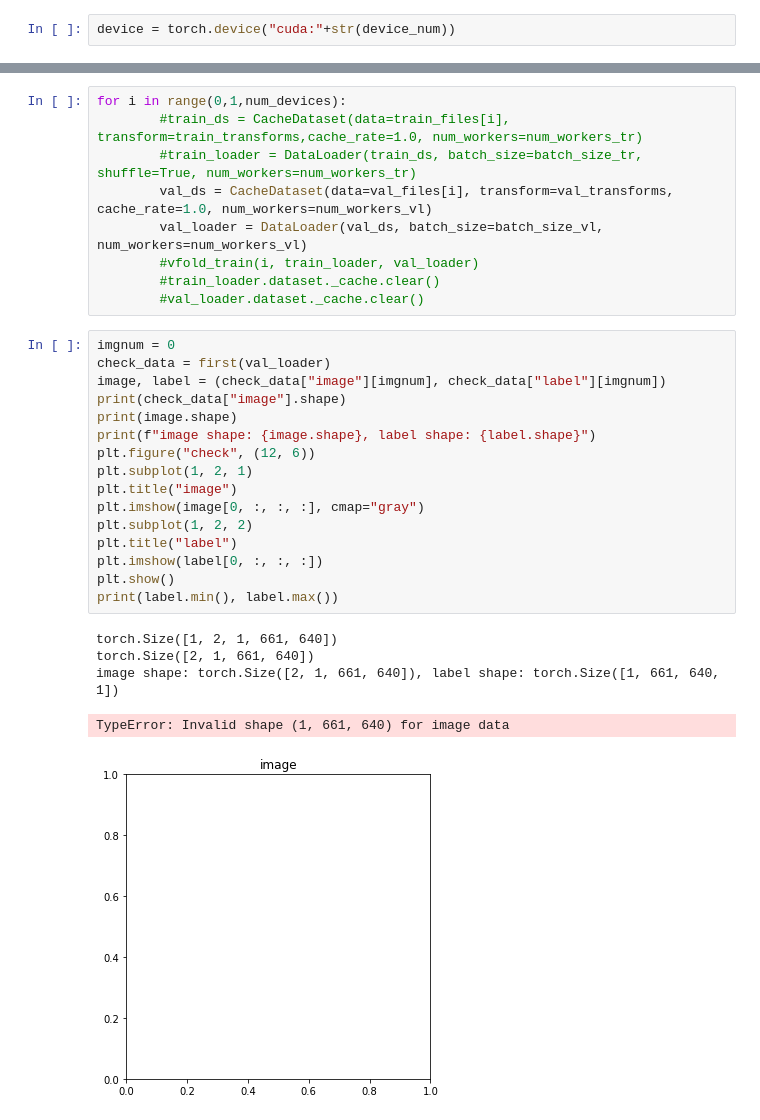
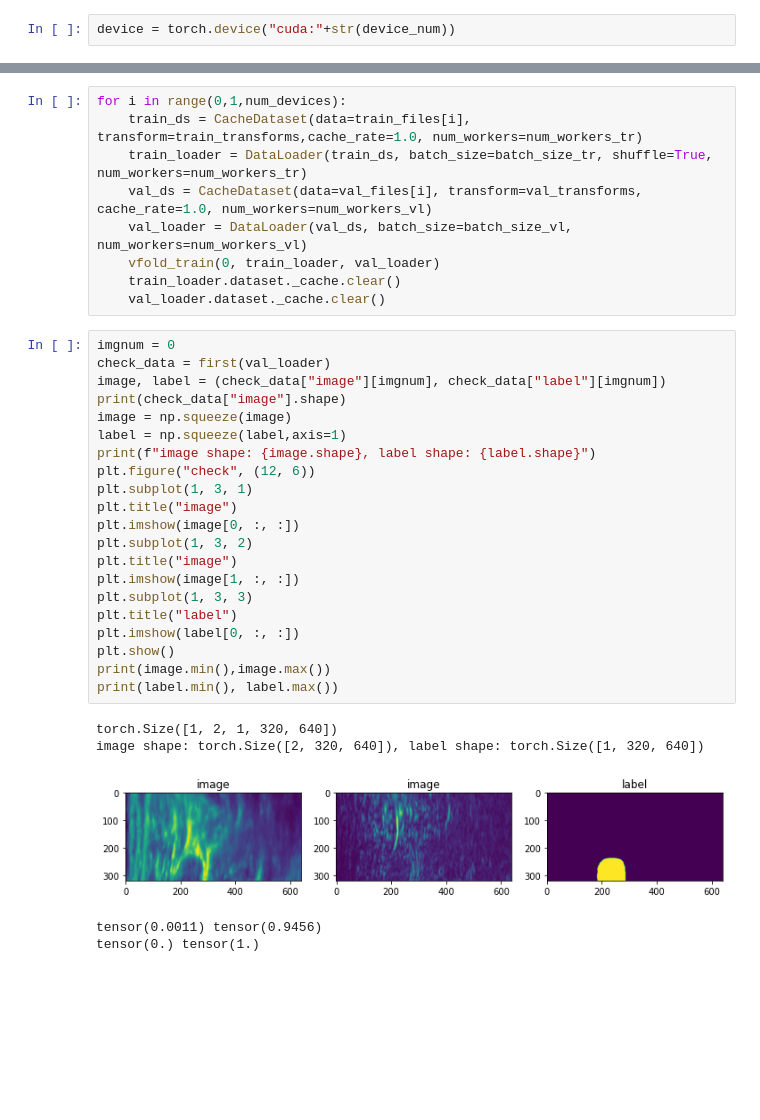
Before and after one commit to KitwareMedical/itkARGUS-DARPA-POCUS_AI-Archive, a Jupyter notebook: PNB/Experiments/ARUNet-StdDev/ARUNet-StdDevOverTime-ArteryPNB-VFold.ipynb, the cells around one changed output, grey strips where cells are left out. Drawn from its saved outputs; the diff is of its cells as text; blank space fills up the shorter version.

Commit message:
PNB: StdOverTime training network

```diff
--- a/PNB/Experiments/ARUNet-StdDev/ARUNet-StdDevOverTime-ArteryPNB-VFold.ipynb
+++ b/PNB/Experiments/ARUNet-StdDev/ARUNet-StdDevOverTime-ArteryPNB-VFold.ipynb
@@ -416,32 +411,37 @@ def vfold_train(vfold_num, train_loader, val_loader):
     np.save(model_filename_base+"val_dice_"+str(vfold_num)+".npy", metric_values)
 # %%
 for i in range(0,1,num_devices):
-        #train_ds = CacheDataset(data=train_files[i], transform=train_transforms,cache_rate=1.0, num_workers=num_workers_tr)
-        #train_loader = DataLoader(train_ds, batch_size=batch_size_tr, shuffle=True, num_workers=num_workers_tr)
-        val_ds = CacheDataset(data=val_files[i], transform=val_transforms, cache_rate=1.0, num_workers=num_workers_vl)
-        val_loader = DataLoader(val_ds, batch_size=batch_size_vl, num_workers=num_workers_vl)
-        #vfold_train(i, train_loader, val_loader)
-        #train_loader.dataset._cache.clear()
-        #val_loader.dataset._cache.clear()
+    train_ds = CacheDataset(data=train_files[i], transform=train_transforms,cache_rate=1.0, num_workers=num_workers_tr)
+    train_loader = DataLoader(train_ds, batch_size=batch_size_tr, shuffle=True, num_workers=num_workers_tr)
+    val_ds = CacheDataset(data=val_files[i], transform=val_transforms, cache_rate=1.0, num_workers=num_workers_vl)
+    val_loader = DataLoader(val_ds, batch_size=batch_size_vl, num_workers=num_workers_vl)
+    vfold_train(0, train_loader, val_loader)
+    train_loader.dataset._cache.clear()
+    val_loader.dataset._cache.clear()
 # %%
 imgnum = 0
 check_data = first(val_loader)
 image, label = (check_data["image"][imgnum], check_data["label"][imgnum])
 print(check_data["image"].shape)
-print(image.shape)
+image = np.squeeze(image)
+label = np.squeeze(label,axis=1)
 print(f"image shape: {image.shape}, label shape: {label.shape}")
 plt.figure("check", (12, 6))
-plt.subplot(1, 2, 1)
+plt.subplot(1, 3, 1)
 plt.title("image")
-plt.imshow(image[0, :, :, :], cmap="gray")
-plt.subplot(1, 2, 2)
+plt.imshow(image[0, :, :])
+plt.subplot(1, 3, 2)
+plt.title("image")
+plt.imshow(image[1, :, :])
+plt.subplot(1, 3, 3)
 plt.title("label")
-plt.imshow(label[0, :, :, :])
+plt.imshow(label[0, :, :])
 plt.show()
+print(image.min(),image.max())
 print(label.min(), label.max())
 # %% [output]
-torch.Size([1, 2, 1, 661, 640])
-torch.Size([2, 1, 661, 640])
-image shape: torch.Size([2, 1, 661, 640]), label shape: torch.Size([1, 661, 640, 1])
+torch.Size([1, 2, 1, 320, 640])
+image shape: torch.Size([2, 320, 640]), label shape: torch.Size([1, 320, 640])
+[figure, new version]
-TypeError: Invalid shape (1, 661, 640) for image data
+tensor(0.0011) tensor(0.9456)
+tensor(0.) tensor(1.)
-[figure, old version]
```
Also changed, not shown: parts of 4 cells of this notebook.
